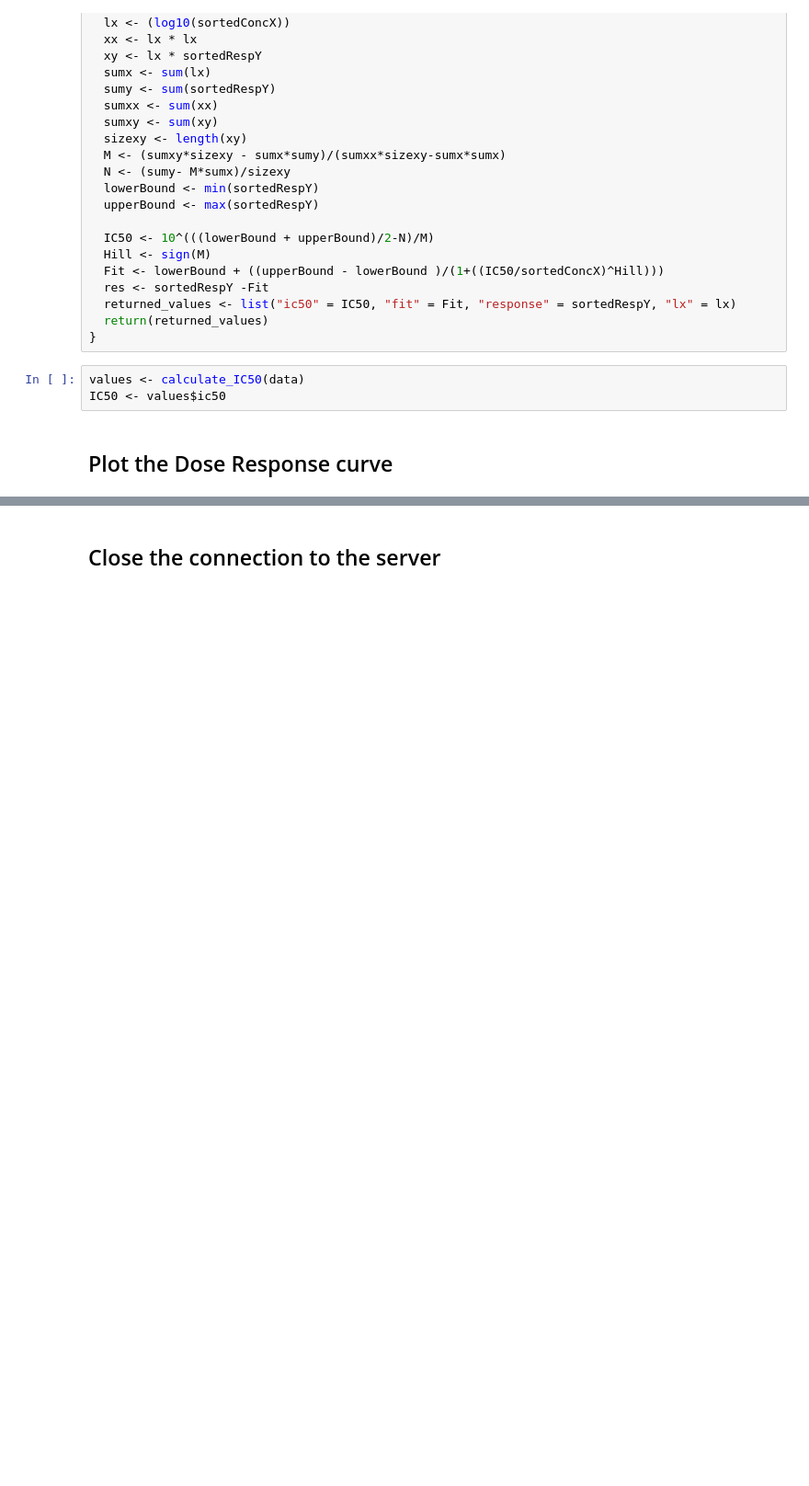
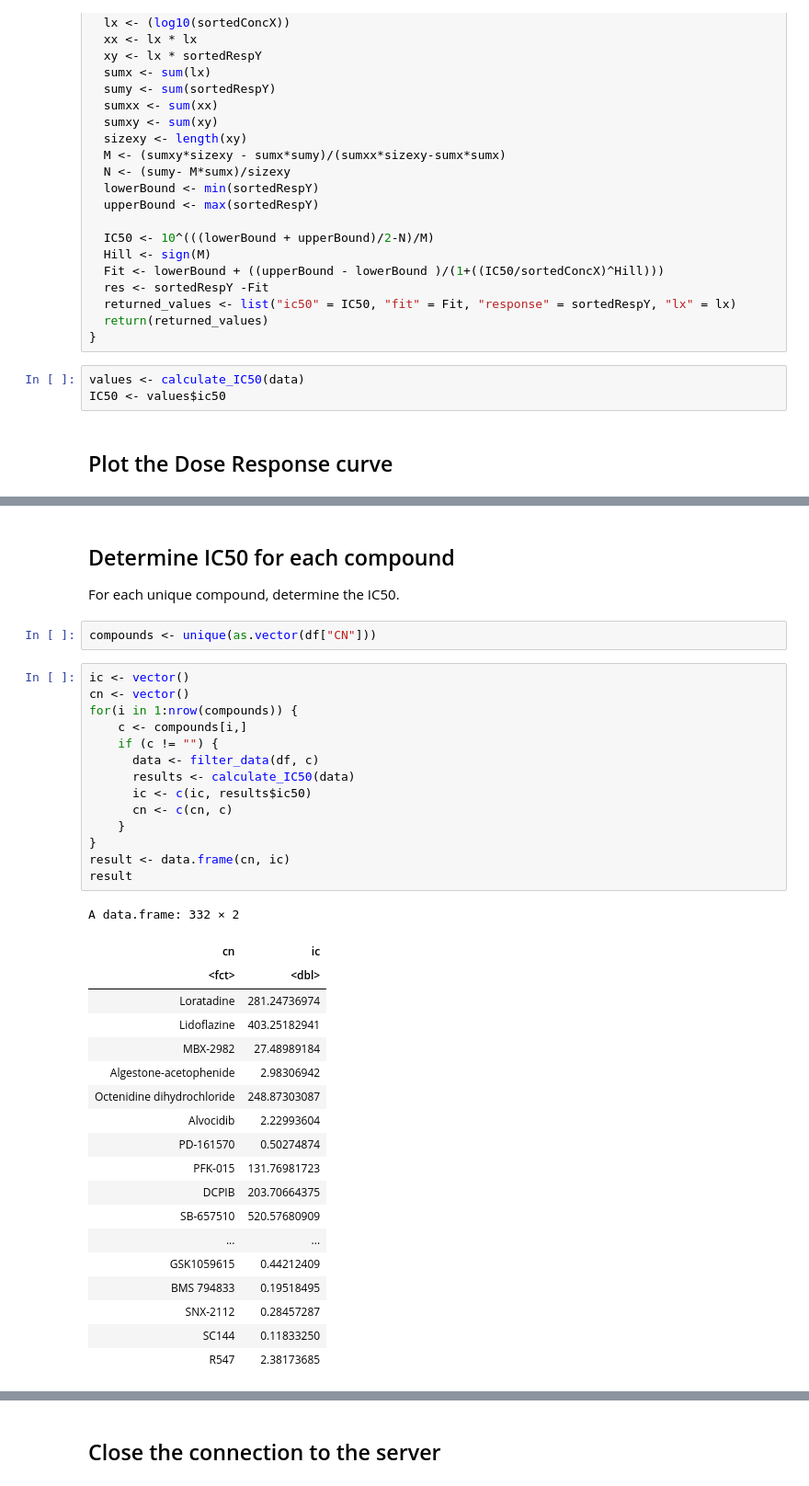
Before and after one commit to IDR/idr0094-ellinger-sarscov2, a Jupyter notebook: notebooks/idr0094-r.ipynb, the cells around one changed output, grey strips where cells are left out. Shown at 92% size. Cells and saved outputs as stored; diff of their text form; blank space fills up the shorter version.

Commit message:
calculate ic50 for all compounds

```diff
--- a/notebooks/idr0094-r.ipynb
+++ b/notebooks/idr0094-r.ipynb
@@ -126,3 +126,43 @@ legend("topright", legend=c("Fit"),
        col=c("red"), lty = 1:2, cex=1)
 # %% [output]
 [figure]
+# %% [markdown]
+## Determine IC50 for each compound
+
+For each unique compound, determine the IC50.
+# %%
+compounds <- unique(as.vector(df["CN"]))
+# %%
+ic <- vector()
+cn <- vector()
+for(i in 1:nrow(compounds)) {
+    c <- compounds[i,]
+    if (c != "") {
+      data <- filter_data(df, c)
+      results <- calculate_IC50(data)
+      ic <- c(ic, results$ic50)
+      cn <- c(cn, c)
+    }
+}
+result <- data.frame(cn, ic)
+result
+# %% [output]
+A data.frame: 332 × 2
+| cn | ic |
+| <fct> | <dbl> |
+| Loratadine | 281.24736974 |
+| Lidoflazine | 403.25182941 |
+| MBX-2982 | 27.48989184 |
+| Algestone-acetophenide | 2.98306942 |
+| Octenidine dihydrochloride | 248.87303087 |
+| Alvocidib | 2.22993604 |
+| PD-161570 | 0.50274874 |
+| PFK-015 | 131.76981723 |
+| DCPIB | 203.70664375 |
+| SB-657510 | 520.57680909 |
+| ... | ... |
+| GSK1059615 | 0.44212409 |
+| BMS 794833 | 0.19518495 |
+| SNX-2112 | 0.28457287 |
+| SC144 | 0.11833250 |
+| R547 | 2.38173685 |
```
Also changed, not shown: parts of 5 cells of this notebook.
